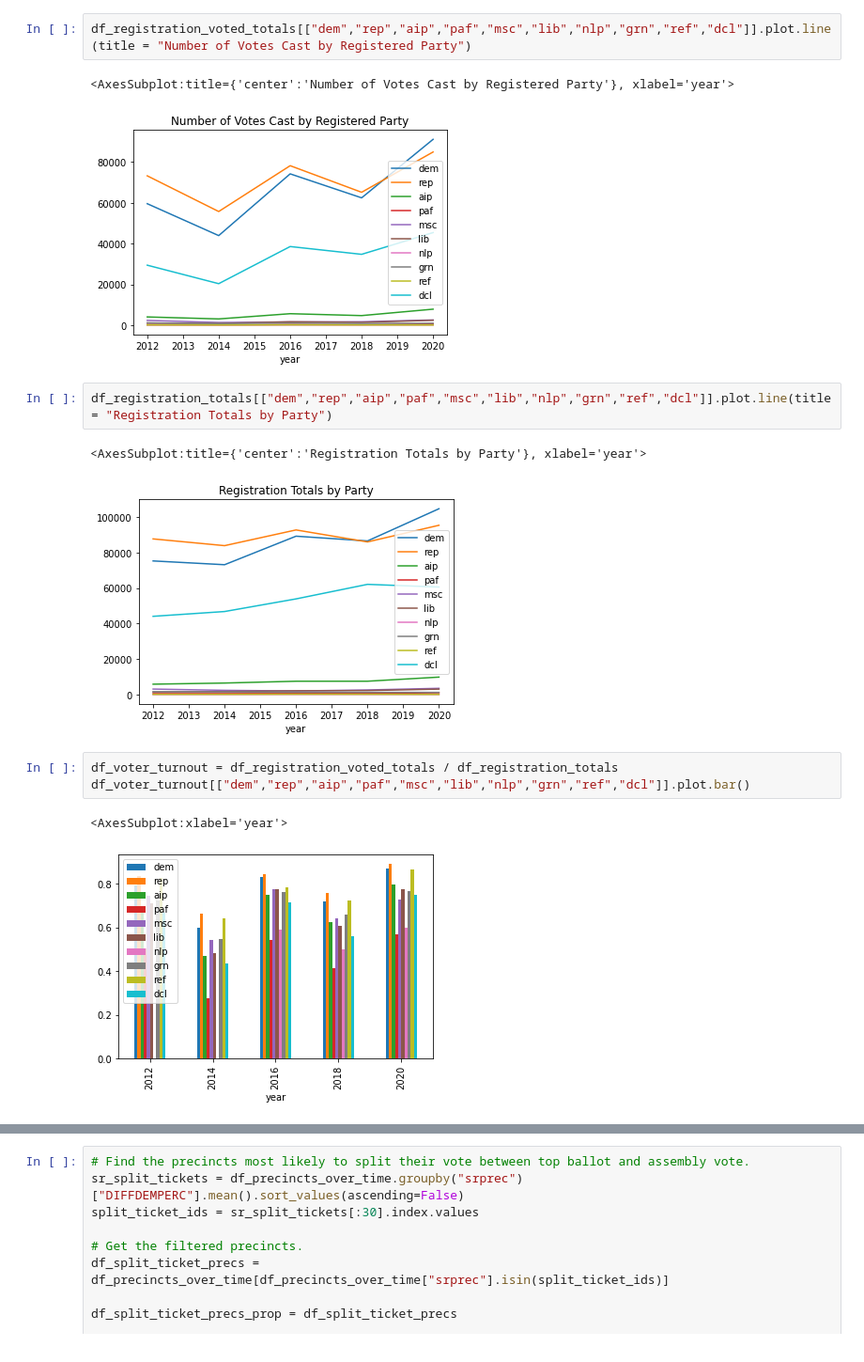
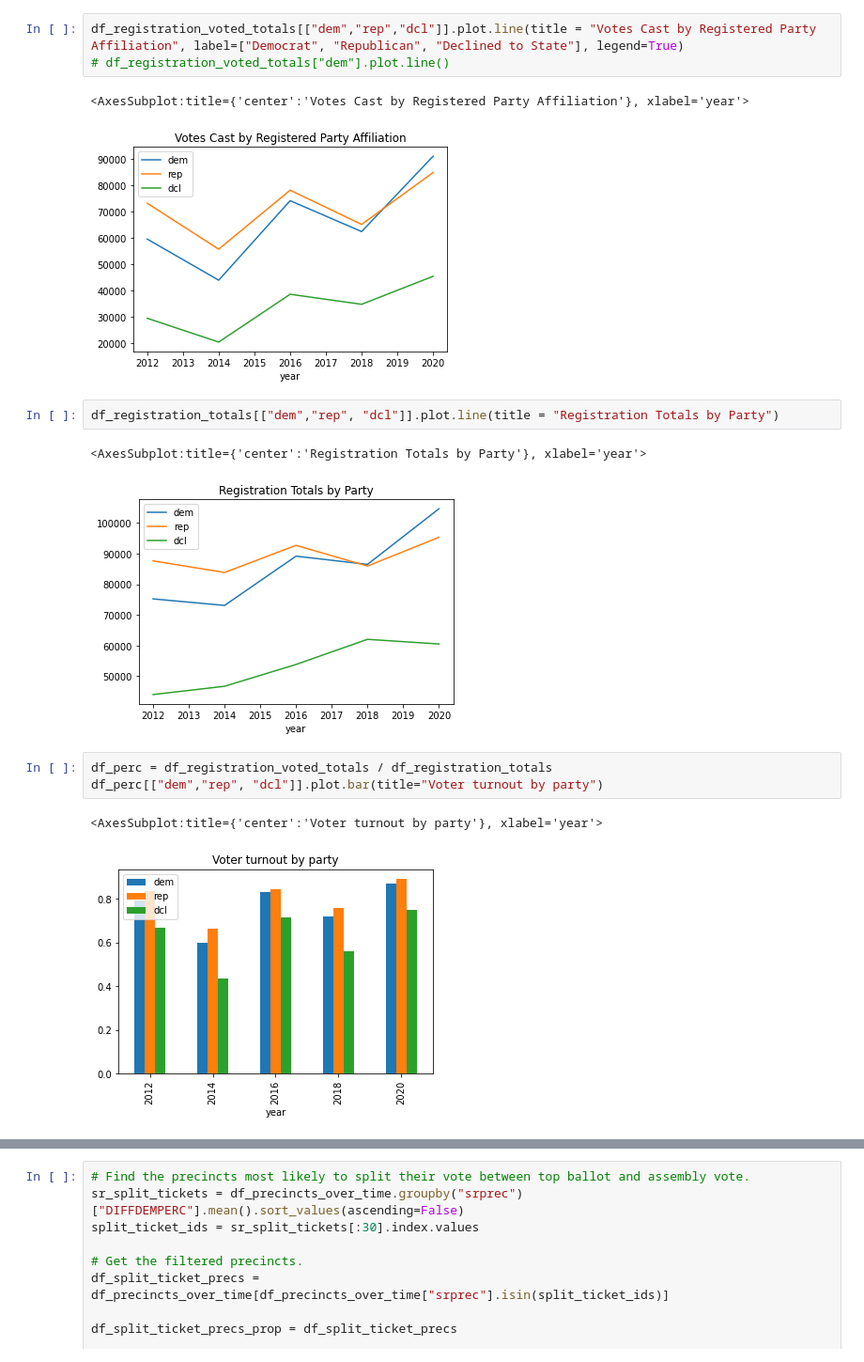
Before and after one commit to CharlesAMiller/AD35, a Jupyter notebook: Data Exploration.ipynb, the cells around one changed output, grey strips where cells are left out. Shown at 94% size. Saved outputs shown, nothing was run; the diff lists cells and outputs as text.

```diff
--- a/Data Exploration.ipynb
+++ b/Data Exploration.ipynb
@@ -25,16 +52,17 @@ df_election_totals[["TOPDEM01", "TOPREP01"]].plot.line()
 # %%
-df_registration_voted_totals[["dem","rep","aip","paf","msc","lib","nlp","grn","ref","dcl"]].plot.line(title = "Number of Votes Cast by Registered Party")
+df_registration_voted_totals[["dem","rep","dcl"]].plot.line(title = "Votes Cast by Registered Party Affiliation", label=["Democrat", "Republican", "Declined to State"], legend=True)
+# df_registration_voted_totals["dem"].plot.line()
 # %% [output]
-<AxesSubplot:title={'center':'Number of Votes Cast by Registered Party'}, xlabel='year'>
+<AxesSubplot:title={'center':'Votes Cast by Registered Party Affiliation'}, xlabel='year'>
-[figure, old version]
+[figure, new version]
 # %%
-df_registration_totals[["dem","rep","aip","paf","msc","lib","nlp","grn","ref","dcl"]].plot.line(title = "Registration Totals by Party")
+df_registration_totals[["dem","rep", "dcl"]].plot.line(title = "Registration Totals by Party")
 # %% [output]
 <AxesSubplot:title={'center':'Registration Totals by Party'}, xlabel='year'>
-[figure, old version]
+[figure, new version]
 # %%
-df_voter_turnout = df_registration_voted_totals / df_registration_totals
-df_voter_turnout[["dem","rep","aip","paf","msc","lib","nlp","grn","ref","dcl"]].plot.bar()
+df_perc = df_registration_voted_totals / df_registration_totals
+df_perc[["dem","rep", "dcl"]].plot.bar(title="Voter turnout by party")
 # %% [output]
-<AxesSubplot:xlabel='year'>
+<AxesSubplot:title={'center':'Voter turnout by party'}, xlabel='year'>
-[figure, old version]
+[figure, new version]
```
Also changed, not shown: parts of 28 cells of this notebook, 6 other files.
